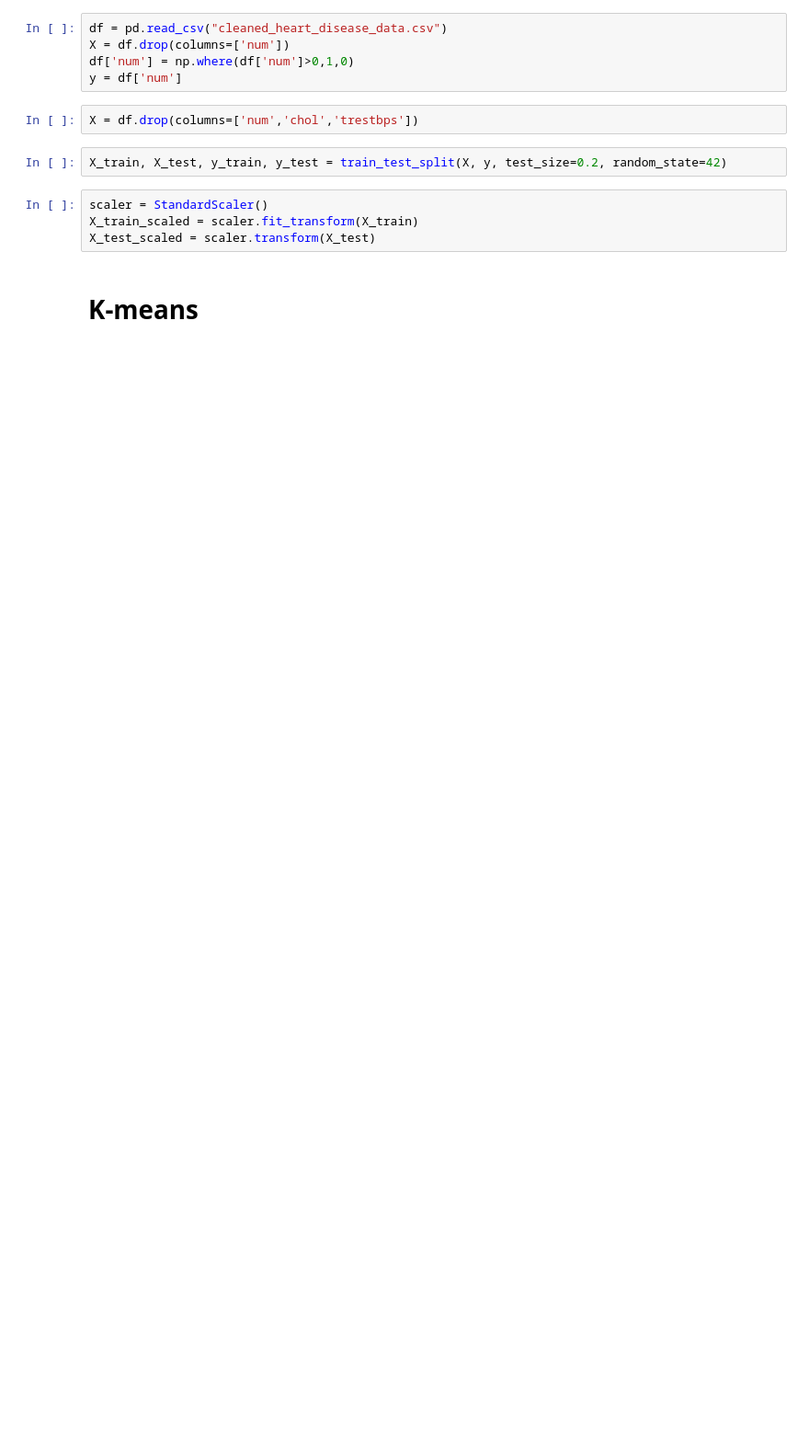
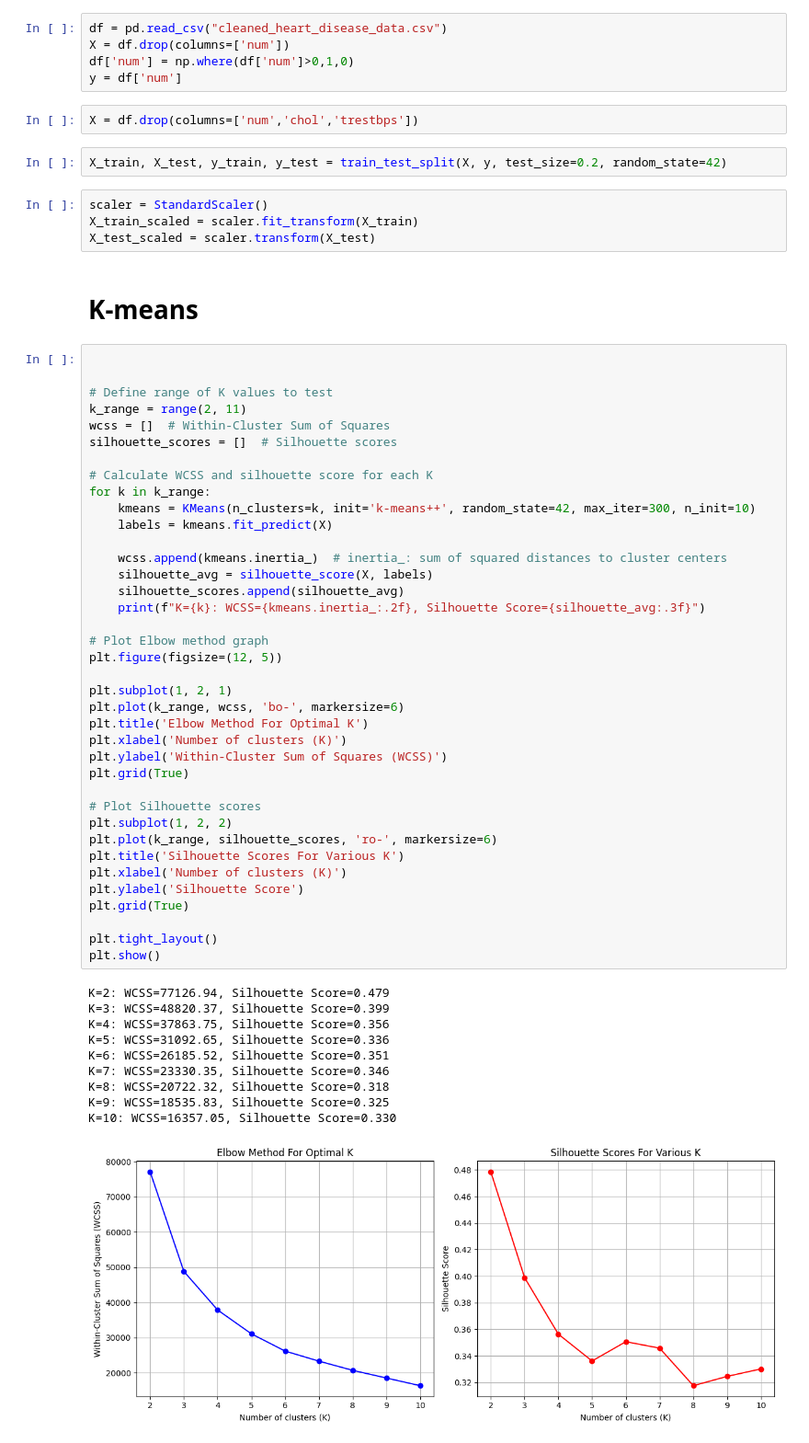
Before and after one commit to YoussefAhmed2612/UCI_Heart_Disease_Prediction, a Jupyter notebook: 2.5 Unsupervised Learning/Unsupervised Learning - Clustering.ipynb, the cells around one changed output. Shown at 92% size. Saved outputs shown, nothing was run; the diff lists cells and outputs as text; blank space fills up the shorter version.

Commit message:
each step in it's file

```diff
--- a/2.5 Unsupervised Learning/Unsupervised Learning - Clustering.ipynb
+++ b/2.5 Unsupervised Learning/Unsupervised Learning - Clustering.ipynb
@@ -38,3 +39,52 @@ X_train_scaled = scaler.fit_transform(X_train)
 X_test_scaled = scaler.transform(X_test)
 # %% [markdown]
 # K-means
+# %%
+
+
+# Define range of K values to test
+k_range = range(2, 11)
+wcss = []  # Within-Cluster Sum of Squares
+silhouette_scores = []  # Silhouette scores
+
+# Calculate WCSS and silhouette score for each K
+for k in k_range:
+    kmeans = KMeans(n_clusters=k, init='k-means++', random_state=42, max_iter=300, n_init=10)
+    labels = kmeans.fit_predict(X)
+
+    wcss.append(kmeans.inertia_)  # inertia_: sum of squared distances to cluster centers
+    silhouette_avg = silhouette_score(X, labels)
+    silhouette_scores.append(silhouette_avg)
+    print(f"K={k}: WCSS={kmeans.inertia_:.2f}, Silhouette Score={silhouette_avg:.3f}")
+
+# Plot Elbow method graph
+plt.figure(figsize=(12, 5))
+
+plt.subplot(1, 2, 1)
+plt.plot(k_range, wcss, 'bo-', markersize=6)
+plt.title('Elbow Method For Optimal K')
+plt.xlabel('Number of clusters (K)')
+plt.ylabel('Within-Cluster Sum of Squares (WCSS)')
+plt.grid(True)
+
+# Plot Silhouette scores
+plt.subplot(1, 2, 2)
+plt.plot(k_range, silhouette_scores, 'ro-', markersize=6)
+plt.title('Silhouette Scores For Various K')
+plt.xlabel('Number of clusters (K)')
+plt.ylabel('Silhouette Score')
+plt.grid(True)
+
+plt.tight_layout()
+plt.show()
+# %% [output]
+K=2: WCSS=77126.94, Silhouette Score=0.479
+K=3: WCSS=48820.37, Silhouette Score=0.399
+K=4: WCSS=37863.75, Silhouette Score=0.356
+K=5: WCSS=31092.65, Silhouette Score=0.336
+K=6: WCSS=26185.52, Silhouette Score=0.351
+K=7: WCSS=23330.35, Silhouette Score=0.346
+K=8: WCSS=20722.32, Silhouette Score=0.318
+K=9: WCSS=18535.83, Silhouette Score=0.325
+K=10: WCSS=16357.05, Silhouette Score=0.330
+[figure, added]
```
Also changed, not shown: parts of 8 cells of this notebook, 2 other files.
